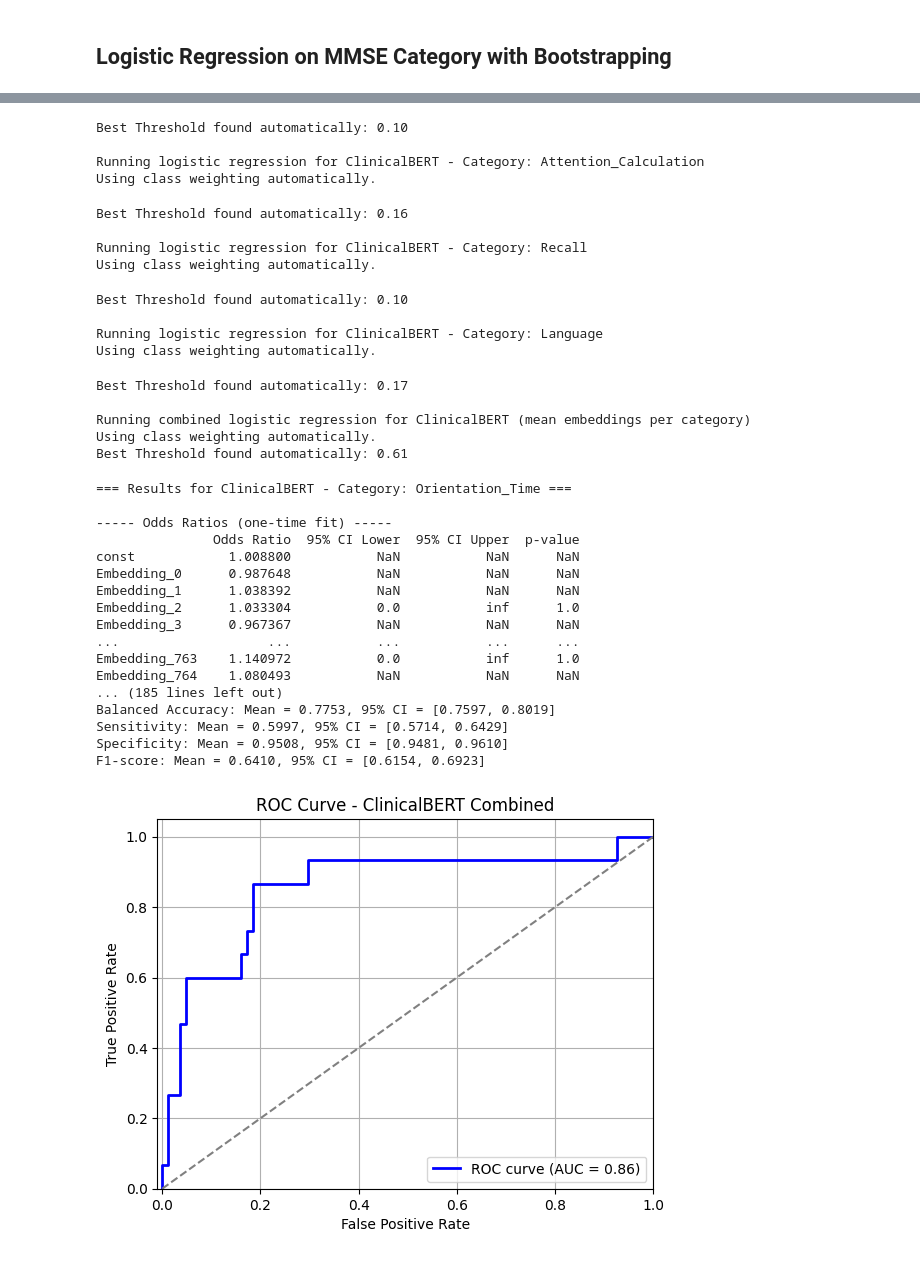
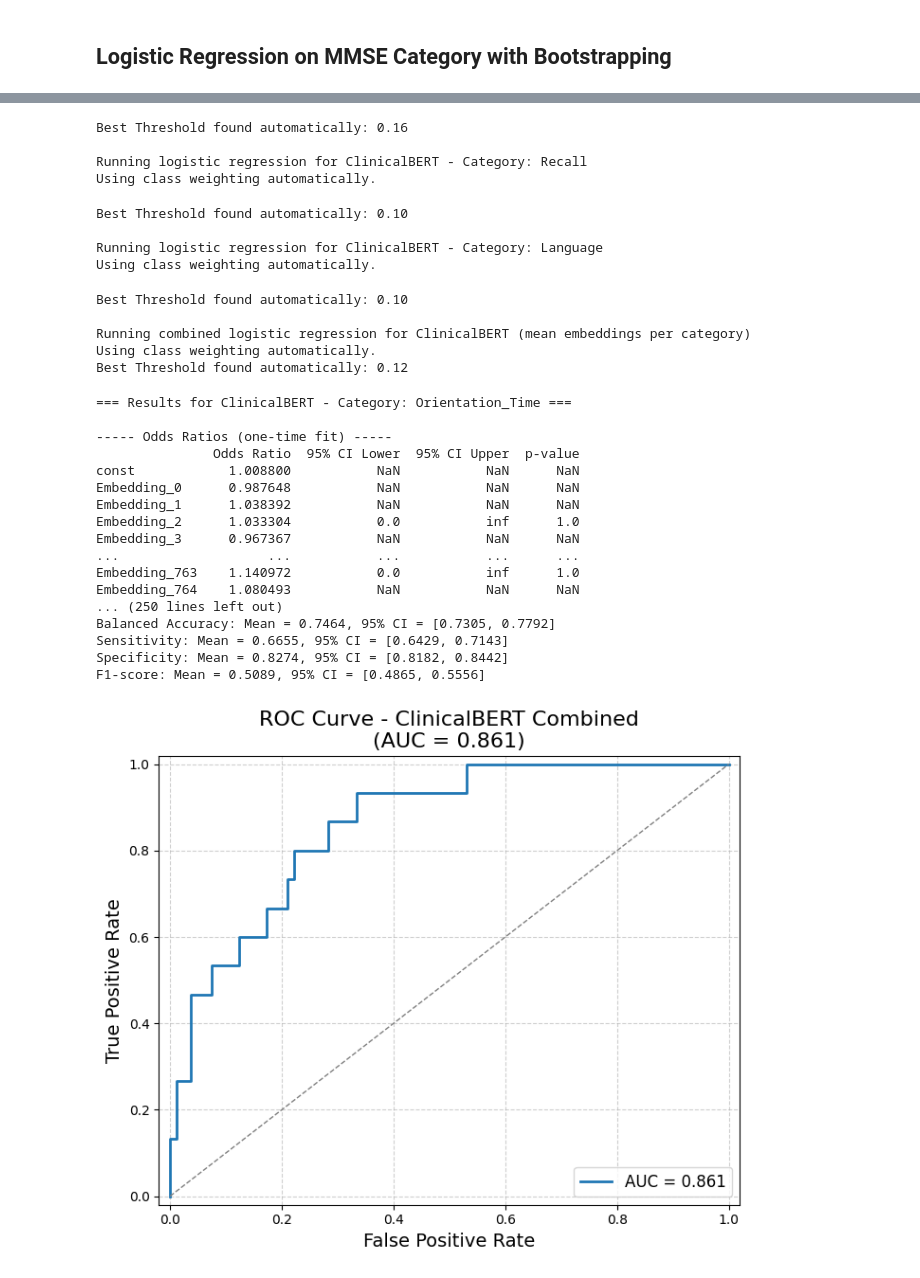
Before and after one commit to LisanKuruppu/bacheloroppgave, a Jupyter notebook: Logisitc_Analysis.ipynb, the cells around one changed output, grey strips where cells are left out. Cells and saved outputs as stored; diff of their text form; code cells hidden in the pictures.

```diff
--- a/Logisitc_Analysis.ipynb
+++ b/Logisitc_Analysis.ipynb
@@ -76,13 +76,32 @@ categories = {
     "Language": ["MMWATCH", "MMPENCIL", "MMREPEAT", "MMHAND", "MMFOLD", "MMONFLR", "MMREAD", "MMWRITE", "MMDRAW"]
 }
 
+# Updated categories (only good questions kept!)
+updated_categories = {
+    "Orientation_Time": ["MMYEAR", "MMMONTH", "MMDAY", "MMSEASON", "MMDATE"],
+    "Orientation_Place": ["MMSTATE", "MMCITY", "MMAREA", "MMHOSPIT", "MMFLOOR"],
+    "Attention_Calculation": ["MMD", "MML", "MMR", "MMO", "MMW"],
+    "Recall": ["WORD1DL", "WORD2DL", "WORD3DL"],
+    "Language": ["MMWATCH", "MMPENCIL"]
+}
+
 # ClinicalBERT embeddings
 df_clincalbert_train = pd.read_csv("data/Embeddings/ClinicalBERT_Train.csv")
 df_clincalbert_test = pd.read_csv("data/Embeddings/ClinicalBERT_Test.csv")
 df_context_clinicalbert_test = pd.read_csv("data/Embeddings/Context_ClinicalBERT_Train.csv")
 df_context_clinicalbert_train = pd.read_csv("data/Embeddings/Context_ClinicalBERT_Test.csv")
 
+# BioBERT embeddings
+df_biobert_train = pd.read_csv("data/Embeddings/BioBERT_Train.csv")
+df_biobert_test = pd.read_csv("data/Embeddings/BioBERT_Test.csv")
+df_context_biobert_test = pd.read_csv("data/Embeddings/Context_BioBERT_Train.csv")
+df_context_biobert_train = pd.read_csv("data/Embeddings/Context_BioBERT_Test.csv")
+
 # MedBERT embeddings
+df_medbert_train = pd.read_csv("data/Embeddings/MedBERT_Train.csv")
+df_medbert_test = pd.read_csv("data/Embeddings/MedBERT_Test.csv")
+df_context_medbert_test = pd.read_csv("data/Embeddings/Context_MedBERT_Train.csv")
+df_context_medbert_train = pd.read_csv("data/Embeddings/Context_MedBERT_Test.csv")
 # %% [markdown]
 ## Helper Functions
 # %%
@@ -578,7 +601,7 @@ clinicalbert_category_results, clinicalbert_combined_result = run_logistic_regre
     train_df=df_clincalbert_train,
     test_df=df_clincalbert_test,
     embedding_cols=[col for col in df_clincalbert_train.columns if col.startswith('Embedding_')],
-    categories=categories,
+    categories=updated_categories,
     model_name="ClinicalBERT"
 )
 # %% [output]
@@ -594,36 +617,32 @@ Running logistic regression for ClinicalBERT - Category: Registration
 Using class weighting automatically.
-Best Threshold found automatically: 0.10
+Best Threshold found automatically: 0.16
 
-Running logistic regression for ClinicalBERT - Category: Attention_Calculation
+Running logistic regression for ClinicalBERT - Category: Recall
 Using class weighting automatically.
-Best Threshold found automatically: 0.16
+Best Threshold found automatically: 0.10
 
-Running logistic regression for ClinicalBERT - Category: Recall
+Running logistic regression for ClinicalBERT - Category: Language
 Using class weighting automatically.
 Best Threshold found automatically: 0.10
 
-Running logistic regression for ClinicalBERT - Category: Language
+Running combined logistic regression for ClinicalBERT (mean embeddings per category)
 Using class weighting automatically.
+Best Threshold found automatically: 0.12
-Best Threshold found automatically: 0.17
+=== Results for ClinicalBERT - Category: Orientation_Time ===
 
-Running combined logistic regression for ClinicalBERT (mean embeddings per category)
-Using class weighting automatically.
-Best Threshold found automatically: 0.61
+----- Odds Ratios (one-time fit) -----
+               Odds Ratio  95% CI Lower  95% CI Upper  p-value
+const            1.008800           NaN           NaN      NaN
+Embedding_0      0.987648           NaN           NaN      NaN
+Embedding_1      1.038392           NaN           NaN      NaN
+Embedding_2      1.033304           0.0           inf      1.0
+Embedding_3      0.967367           NaN           NaN      NaN
+...                   ...           ...           ...      ...
+Embedding_763    1.140972           0.0           inf      1.0
+Embedding_764    1.080493           NaN           NaN      NaN
+... (250 lines left out)
+Balanced Accuracy: Mean = 0.7464, 95% CI = [0.7305, 0.7792]
+Sensitivity: Mean = 0.6655, 95% CI = [0.6429, 0.7143]
+Specificity: Mean = 0.8274, 95% CI = [0.8182, 0.8442]
+F1-score: Mean = 0.5089, 95% CI = [0.4865, 0.5556]
-=== Results for ClinicalBERT - Category: Orientation_Time ===
-
------ Odds Ratios (one-time fit) -----
-               Odds Ratio  95% CI Lower  95% CI Upper  p-value
-const            1.008800           NaN           NaN      NaN
-Embedding_0      0.987648           NaN           NaN      NaN
-Embedding_1      1.038392           NaN           NaN      NaN
-Embedding_2      1.033304           0.0           inf      1.0
-Embedding_3      0.967367           NaN           NaN      NaN
-...                   ...           ...           ...      ...
-Embedding_763    1.140972           0.0           inf      1.0
-Embedding_764    1.080493           NaN           NaN      NaN
-... (185 lines left out)
-Balanced Accuracy: Mean = 0.7753, 95% CI = [0.7597, 0.8019]
-Sensitivity: Mean = 0.5997, 95% CI = [0.5714, 0.6429]
-Specificity: Mean = 0.9508, 95% CI = [0.9481, 0.9610]
-F1-score: Mean = 0.6410, 95% CI = [0.6154, 0.6923]
-[figure, old version]
+[figure, new version]
```
Also changed, not shown: parts of 19 cells of this notebook, 10 other files.
